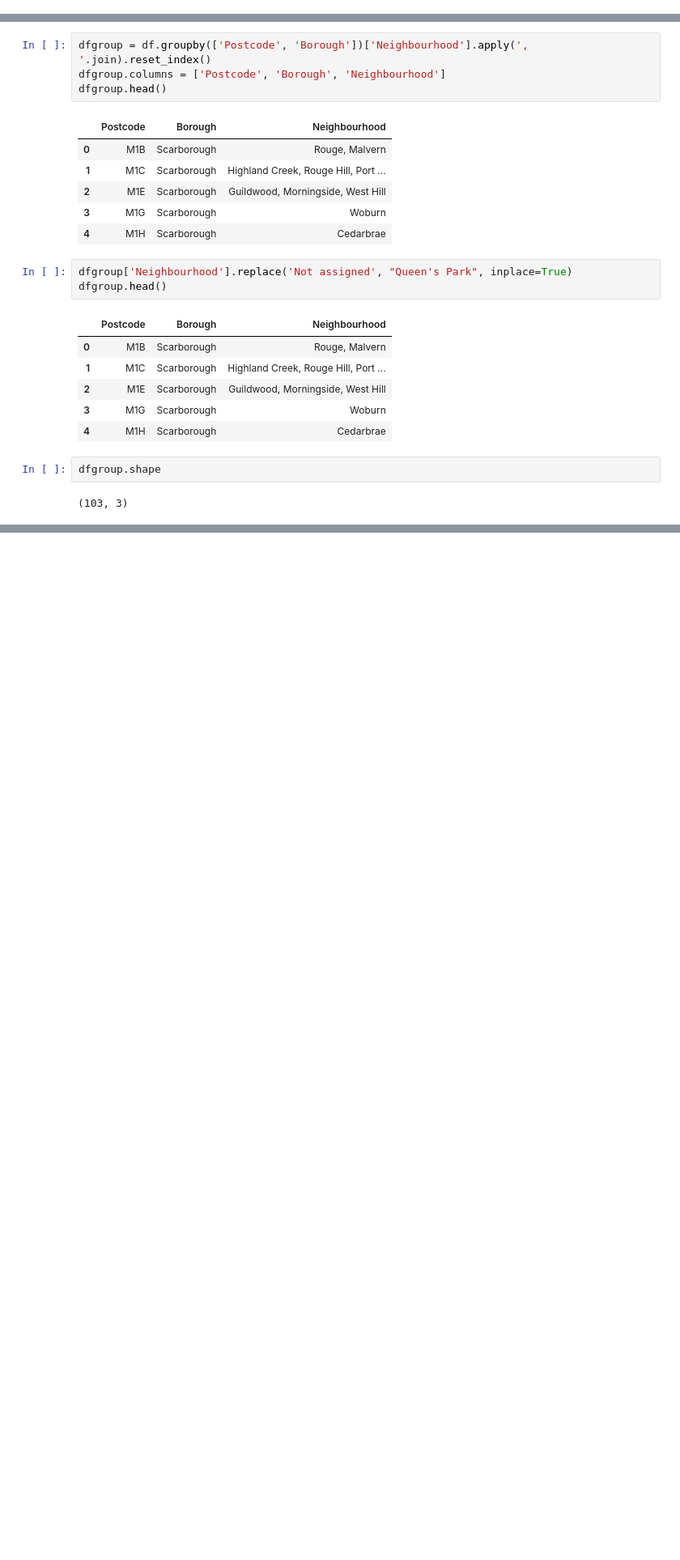
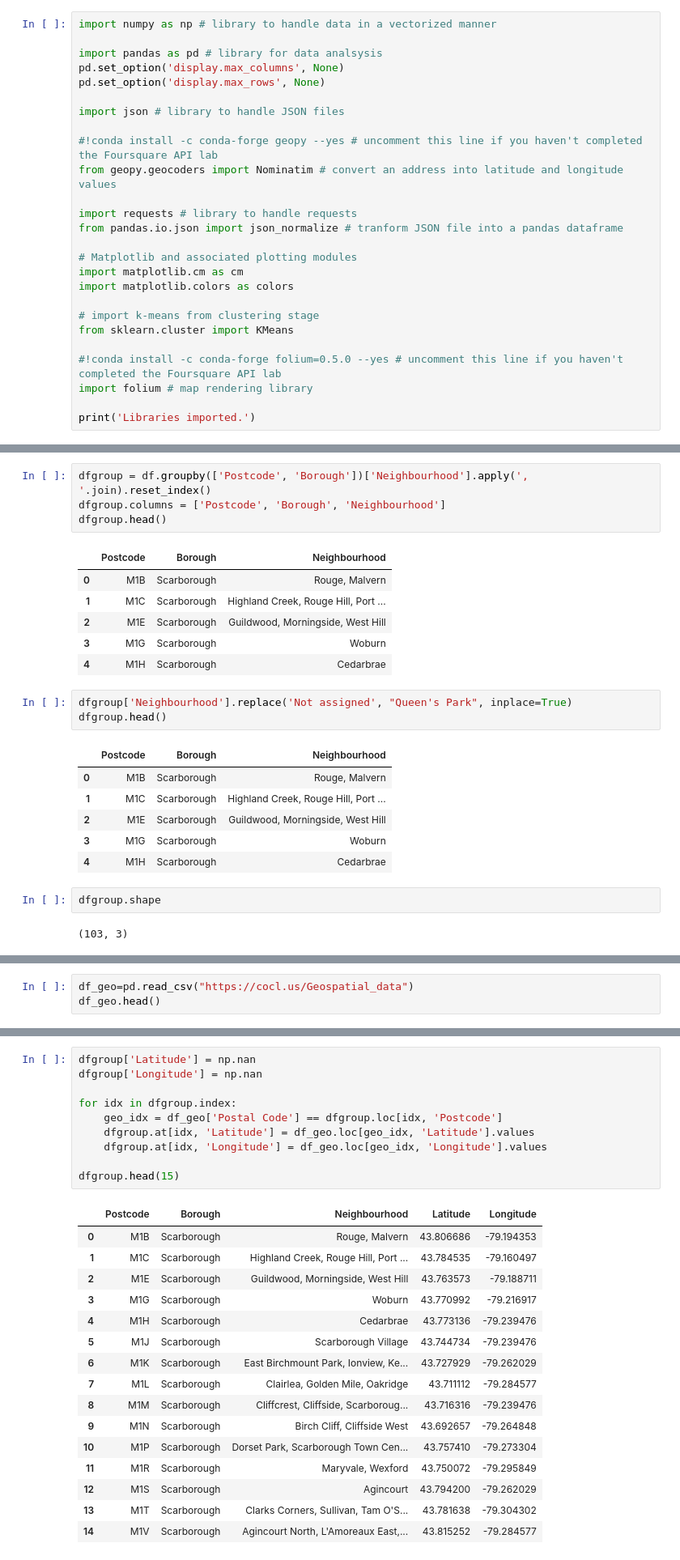
Before and after one commit to kyhclv/kyhclv-s-capstone, a Jupyter notebook: Week3 Assignment by Cho.ipynb, the cells around one changed output, grey strips where cells are left out. Shown at 81% size. Cells and saved outputs as stored; diff of their text form; blank space fills up the shorter version.

```diff
--- a/Week3 Assignment by Cho.ipynb
+++ b/Week3 Assignment by Cho.ipynb
@@ -49,0 +3,26 @@ Libraries imported.
+# %%
+import numpy as np # library to handle data in a vectorized manner
+
+import pandas as pd # library for data analsysis
+pd.set_option('display.max_columns', None)
+pd.set_option('display.max_rows', None)
+
+import json # library to handle JSON files
+
+#!conda install -c conda-forge geopy --yes # uncomment this line if you haven't completed the Foursquare API lab
+from geopy.geocoders import Nominatim # convert an address into latitude and longitude values
+
+import requests # library to handle requests
+from pandas.io.json import json_normalize # tranform JSON file into a pandas dataframe
+
+# Matplotlib and associated plotting modules
+import matplotlib.cm as cm
+import matplotlib.colors as colors
+
+# import k-means from clustering stage
+from sklearn.cluster import KMeans
+
+#!conda install -c conda-forge folium=0.5.0 --yes # uncomment this line if you haven't completed the Foursquare API lab
+import folium # map rendering library
+
+print('Libraries imported.')
@@ -114,0 +98,3 @@ dfgroup.shape
+# %%
+df_geo=pd.read_csv("https://cocl.us/Geospatial_data")
+df_geo.head()
@@ -114,0 +108,27 @@ dfgroup.shape
+# %%
+dfgroup['Latitude'] = np.nan
+dfgroup['Longitude'] = np.nan
+
+for idx in dfgroup.index:
+    geo_idx = df_geo['Postal Code'] == dfgroup.loc[idx, 'Postcode']
+    dfgroup.at[idx, 'Latitude'] = df_geo.loc[geo_idx, 'Latitude'].values
+    dfgroup.at[idx, 'Longitude'] = df_geo.loc[geo_idx, 'Longitude'].values
+
+dfgroup.head(15)
+# %% [output]
+|  | Postcode | Borough | Neighbourhood | Latitude | Longitude |
+| 0 | M1B | Scarborough | Rouge, Malvern | 43.806686 | -79.194353 |
+| 1 | M1C | Scarborough | Highland Creek, Rouge Hill, Port ... | 43.784535 | -79.160497 |
+| 2 | M1E | Scarborough | Guildwood, Morningside, West Hill | 43.763573 | -79.188711 |
+| 3 | M1G | Scarborough | Woburn | 43.770992 | -79.216917 |
+| 4 | M1H | Scarborough | Cedarbrae | 43.773136 | -79.239476 |
+| 5 | M1J | Scarborough | Scarborough Village | 43.744734 | -79.239476 |
+| 6 | M1K | Scarborough | East Birchmount Park, Ionview, Ke... | 43.727929 | -79.262029 |
+| 7 | M1L | Scarborough | Clairlea, Golden Mile, Oakridge | 43.711112 | -79.284577 |
+| 8 | M1M | Scarborough | Cliffcrest, Cliffside, Scarboroug... | 43.716316 | -79.239476 |
+| 9 | M1N | Scarborough | Birch Cliff, Cliffside West | 43.692657 | -79.264848 |
+| 10 | M1P | Scarborough | Dorset Park, Scarborough Town Cen... | 43.757410 | -79.273304 |
+| 11 | M1R | Scarborough | Maryvale, Wexford | 43.750072 | -79.295849 |
+| 12 | M1S | Scarborough | Agincourt | 43.794200 | -79.262029 |
+| 13 | M1T | Scarborough | Clarks Corners, Sullivan, Tam O'S... | 43.781638 | -79.304302 |
+| 14 | M1V | Scarborough | Agincourt North, L'Amoreaux East,... | 43.815252 | -79.284577 |
```
Also changed, not shown: parts of 39 cells of this notebook.
